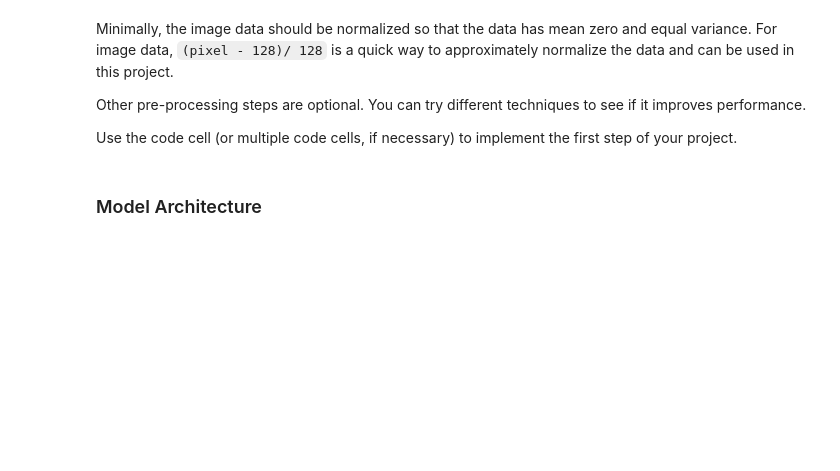
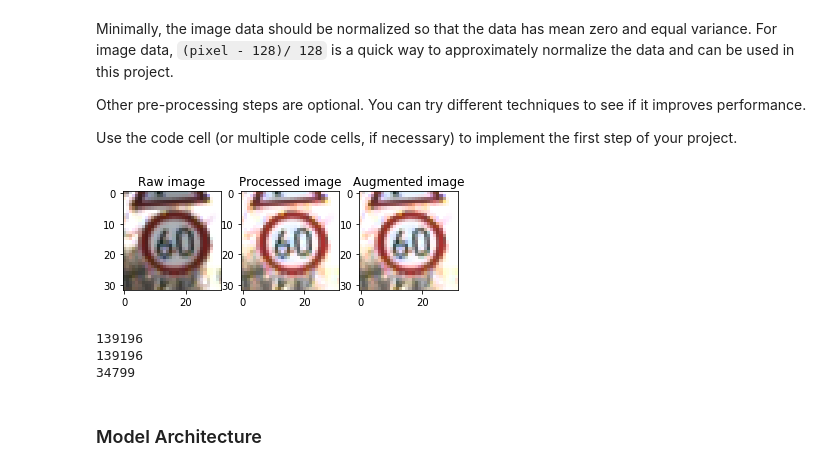
Before and after one commit to sahanagn/CarND-Traffic-Sign-Classifier-Project, a Jupyter notebook: Traffic_Sign_Classifier.ipynb, the cells around one changed output. Drawn from its saved outputs; the diff is of its cells as text; code cells hidden in the pictures; blank space fills up the shorter version.

```diff
--- a/Traffic_Sign_Classifier.ipynb
+++ b/Traffic_Sign_Classifier.ipynb
@@ -178,6 +190,7 @@ def show_images(img, img1, img2):
     plt.subplot(1, 3, 1)
     plt.imshow(img)
     plt.title("Raw image")
+    """
     plt.subplot(1, 3, 2)
     plt.imshow(img1)
     plt.title("Processed image")
@@ -185,6 +198,7 @@ def show_images(img, img1, img2):
     plt.imshow(img2)
     plt.title("Augmented image")
     plt.show()
+    """
 
 #img = X_train[0]
 #img = equalize(img)
@@ -196,35 +210,41 @@ y_train_processed = []
 for i in range(n_train):
     img = X_train[i]
     X_train_processed.append(img)
     y_train_processed.append(y_train[i])
 
 for i in range(n_train):
     img = equalize(X_train[i])
     X_train_processed.append(img)
     y_train_processed.append(y_train[i])
 
 for i in range(n_train):
     img = augment_brightness_camera_images(X_train[i], 1.2)
     if i == 5:
         show_images(X_train[i], img, img)
     X_train_processed.append(img)
     y_train_processed.append(y_train[i])
 
 for i in range(n_train):
     img = augment_brightness_camera_images(X_train[i], 0.5)
-    if i == 6:
-        show_images(X_train[i], img, img)
+    #if y_train_processed[i] == 30:
+    #    show_images(X_train[i], img, img)
     X_train_processed.append(img)
     y_train_processed.append(y_train[i])
+
 
 #print(small_batch_yuv.shape)
 #plt.imshow(img)
 #plt.imshow(X_train[0])
 print(len(X_train_processed))
 print(len(y_train_processed))
 print(n_train)
 #show_images(X_train[0], X_train_processed[0], X_train_processed[0])
 #X_train_processed = X_train
+# %% [output]
+[figure, added]
+139196
+139196
+34799
 # %% [markdown]
 ### Model Architecture
 # %%
```
Also changed, not shown: parts of 14 cells of this notebook, 6 other files.
